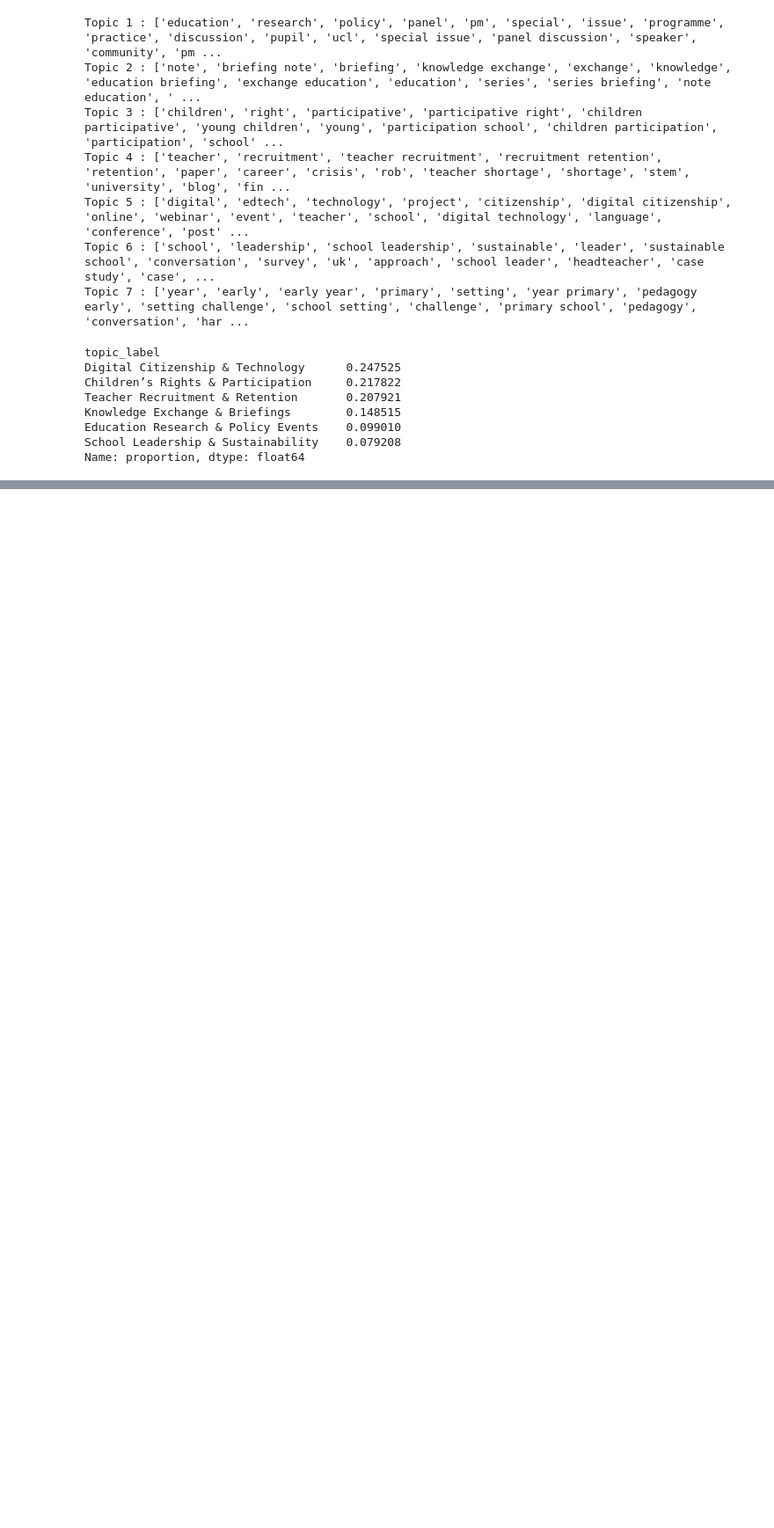
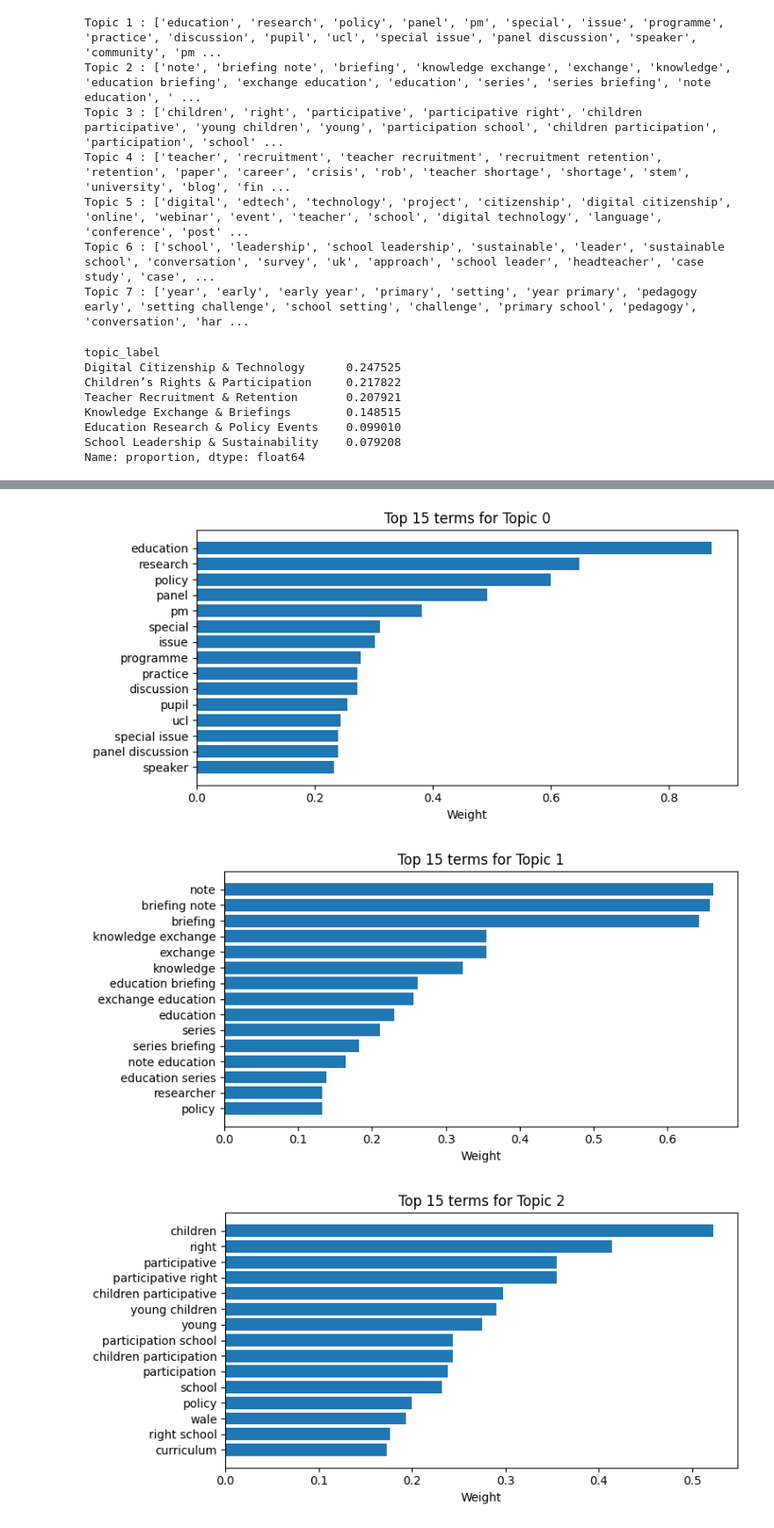
Before and after one commit to Yorkel/erp_programme_updates, a Jupyter notebook: notebooks/topic_modelling.ipynb, the cells around one changed output, grey strips where cells are left out. Shown at 88% size. Cells and saved outputs as stored; diff of their text form; code cells hidden in the pictures; blank space fills up the shorter version.

Commit message:
topic modelling

```diff
--- a/notebooks/topic_modelling.ipynb
+++ b/notebooks/topic_modelling.ipynb
@@ -317,0 +358,25 @@ Name: proportion, dtype: float64
+# %%
+#top words per topic
+
+def plot_top_terms_per_topic(H, vectorizer, topic_idx, top_n=15):
+    feature_names = vectorizer.get_feature_names_out()
+    topic = H[topic_idx]
+    top_indices = topic.argsort()[::-1][:top_n]
+    top_weights = topic[top_indices]
+    top_terms = [feature_names[i] for i in top_indices]
+
+    plt.figure(figsize=(8, 4))
+    plt.barh(range(top_n), top_weights[::-1])
+    plt.yticks(range(top_n), top_terms[::-1])
+    plt.xlabel("Weight")
+    plt.title(f"Top {top_n} terms for Topic {topic_idx}")
+    plt.tight_layout()
+    plt.show()
+
+# Example: plot topics 0–2
+for t in range(min(3, H.shape[0])):
+    plot_top_terms_per_topic(H, vectorizer, topic_idx=t, top_n=15)
+# %% [output]
+[figure, added]
+[figure, added]
+[figure, added]
```
Also changed, not shown: parts of 10 cells of this notebook.
